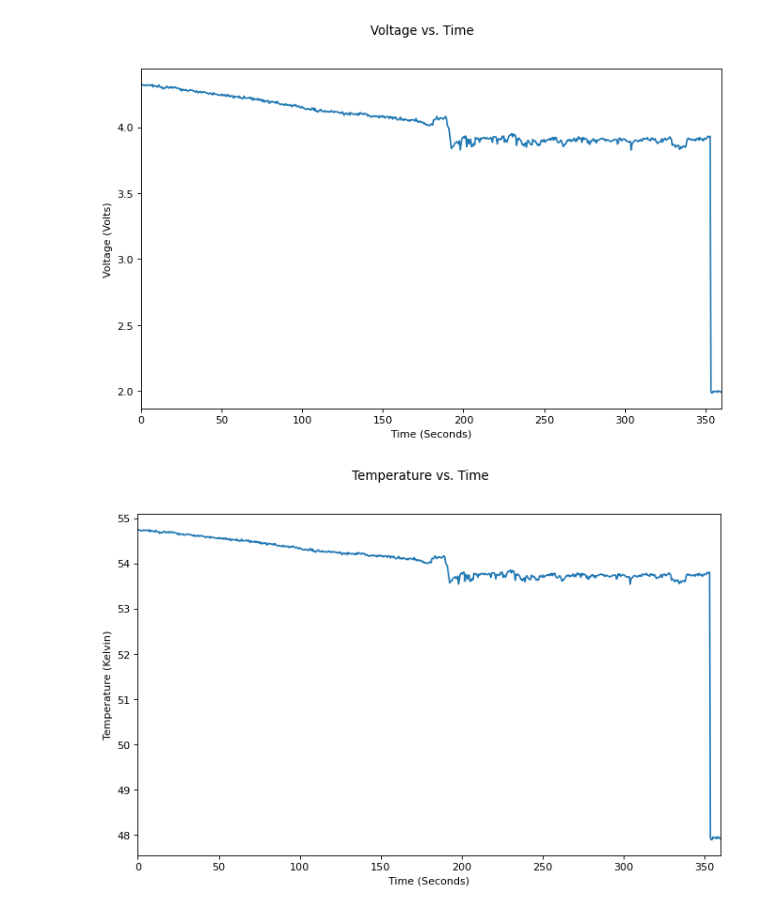
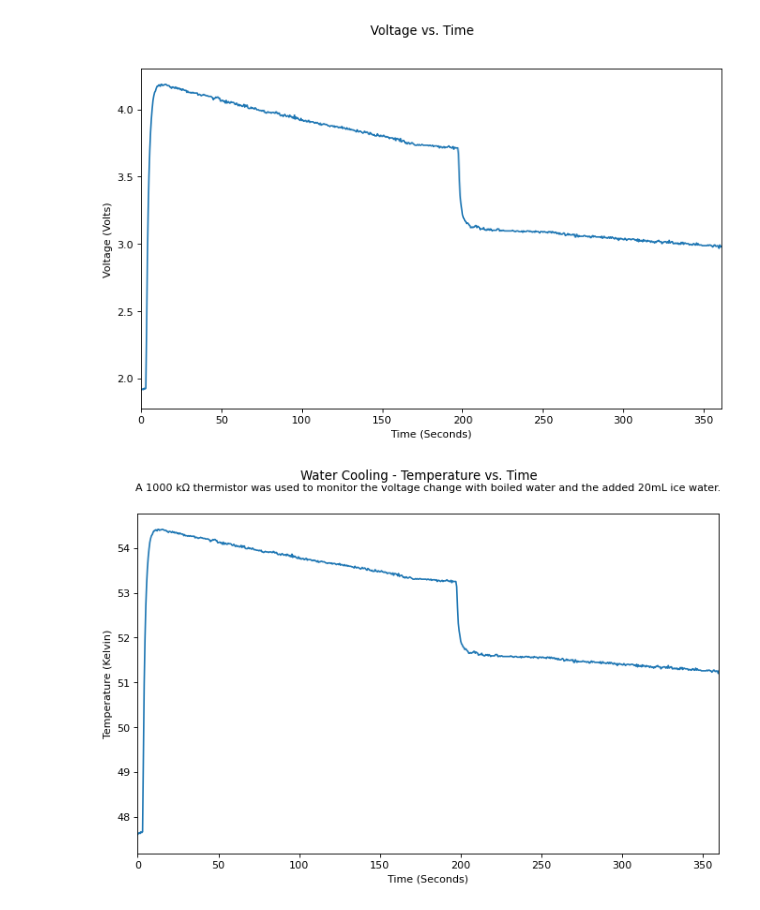
Before and after one commit to aorsot1/isim-spring2022, a Jupyter notebook: Lab 2/Akoua Orsot - Lab 2.ipynb, the cells around one changed output. Drawn from its saved outputs; the diff is of its cells as text; code cells hidden in the pictures.

```diff
--- a/Lab 2/Akoua Orsot - Lab 2.ipynb
+++ b/Lab 2/Akoua Orsot - Lab 2.ipynb
@@ -7,7 +7,7 @@ import matplotlib.pyplot as plt
 # hot_water = pd.read_csv("hot_water.csv")
 # hot_water_ice = pd.read_csv("hot_water_ice.csv")
 
-data = pd.read_csv("hot_water_all.csv")
+data = pd.read_csv("experiment_data_lab2.csv")
 # %%
 ## Calculating change in time and voltage
 
@@ -26,14 +26,14 @@ fig = plt.figure(figsize=(10, 6), dpi=80)
 plt.plot(time, voltage)
 plt.suptitle("Voltage vs. Time")
 plt.xlabel("Time (Seconds)")
-plt.xlim([0, 360])
+plt.xlim([0, 361])
 plt.ylabel("Voltage (Volts)")
 
 plt.show()
 
 #fig.savefig("Calibration Curve.png")
 # %% [output]
-[figure, old version]
+[figure, new version]
 # %%
 # Deriving the Temperature from the formula
 voltage = data['ch1']
@@ -41,13 +50,16 @@ temp = 3528 / (np.log(voltage/1000) * (-3528/298))
 # %%
 #Plotting temp vs. time
 fig = plt.figure(figsize=(10, 6), dpi=80)
 
 plt.plot(time, temp)
-plt.suptitle("Temperature vs. Time")
+plt.title("A 1000 kΩ thermistor was used to monitor the voltage change with boiled water and the added 20mL ice water.",
+             y=1.05, fontsize=10)
+plt.suptitle("Water Cooling - Temperature vs. Time")
 plt.xlabel("Time (Seconds)")
 plt.xlim([0, 360])
 plt.ylabel("Temperature (Kelvin)")
 
 plt.show()
+fig.savefig("Water Cooling.png")
 # %% [output]
-[figure, old version]
+[figure, new version]
```
Also changed, not shown: parts of 1 cell of this notebook, 3 other files.
